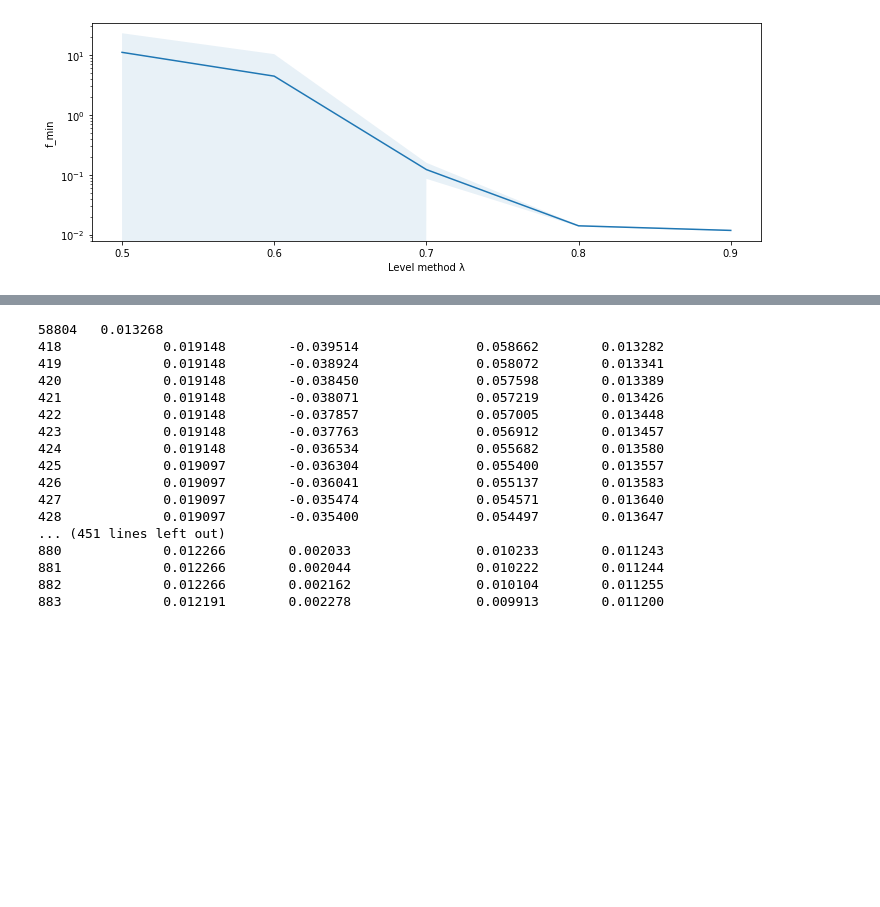
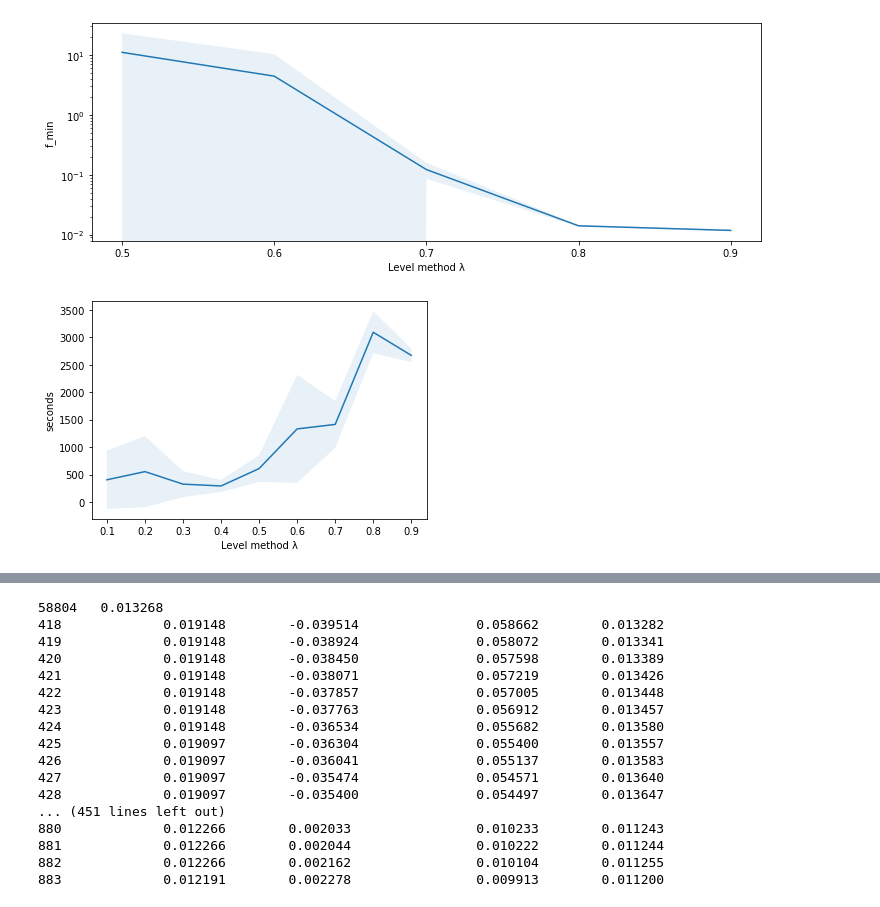
Before and after one commit to michelebersani/ComputationalMathematics, a Jupyter notebook: experiment_level.ipynb, the cells around one changed output, grey strips where cells are left out. Saved outputs shown, nothing was run; the diff lists cells and outputs as text; code cells hidden in the pictures; blank space fills up the shorter version.

Commit message:
comparison plot results

```diff
--- a/experiment_level.ipynb
+++ b/experiment_level.ipynb
@@ -218,3 +218,99 @@ for shape in shapes:
             os.mkdir(path_exps)
         df.to_csv(experiments_csv,index=False)
     print('\t Finished')
+# %%
+# Plot belli
+experiments_csv = path_exps / Path("level_grid_search.csv")
+df = pd.read_csv(experiments_csv)
+df = df.sort_values(by='lambda_')
+x = df['lambda_']
+
+y = df['seconds_m']
+y_std = df['seconds_std']
+fig, ax = plt.subplots()
+ax.plot(x,y)
+ax.fill_between(x, y-y_std,y+y_std,alpha=0.1)
+plt.xticks(x,x)
+ax.set_ylabel('seconds')
+ax.set_xlabel('Level method λ')
+fig.savefig('plots/level/seconds_square.png')
+
+y = df['f_evals_m']
+y_std = df['f_evals_std']
+fig, ax = plt.subplots()
+ax.plot(x,y)
+ax.fill_between(x, y-y_std,y+y_std,alpha=0.1)
+plt.xticks(x,x)
+ax.set_ylabel('f_evals')
+ax.set_xlabel('Level method λ')
+plt.savefig('plots/level/f_evals_square.png')
+
+y = df['final_fv_m']
+y_std = df['final_fv_std']
+fig, ax = plt.subplots()
+ax.plot(x,y)
+ax.fill_between(x, y-y_std,y+y_std,alpha=0.1)
+plt.xticks(x,x)
+ax.set_ylabel('f_min')
+ax.set_xlabel('Level method λ')
+plt.savefig('plots/level/f_min_square.png')
+
+
+y = df['final_fv_m']
+y_std = df['final_fv_std']
+fig, ax = plt.subplots()
+ax.plot(x,y)
+ax.fill_between(x, y-y_std,y+y_std,alpha=0.1)
+plt.xticks(x,x)
+plt.yscale('log',base=10)
+ax.set_ylabel('f_min')
+ax.set_xlabel('Level method λ')
+plt.savefig('plots/level/f_min_log_square.png')
+
+# Plots without failures
+df = df[df['n_failures'] == 0]
+df
+x = df['lambda_']
+y = df['seconds_m']
+y_std = df['seconds_std']
+fig, ax = plt.subplots()
+ax.plot(x,y)
+ax.fill_between(x, y-y_std,y+y_std,alpha=0.1)
+plt.xticks(x,x)
+ax.set_ylabel('seconds')
+ax.set_xlabel('Level method λ')
+fig.savefig('plots/level/seconds_nofail_square.png')
+
+y = df['f_evals_m']
+y_std = df['f_evals_std']
+fig, ax = plt.subplots()
+ax.plot(x,y)
+ax.fill_between(x, y-y_std,y+y_std,alpha=0.1)
+plt.xticks(x,x)
+ax.set_ylabel('f_evals')
+ax.set_xlabel('Level method λ')
+plt.savefig('plots/level/f_evals_nofail_square.png')
+
+y = df['final_fv_m']
+y_std = df['final_fv_std']
+fig, ax = plt.subplots()
+ax.plot(x,y)
+ax.fill_between(x, y-y_std,y+y_std,alpha=0.1)
+plt.xticks(x,x)
+ax.set_ylabel('f_min')
+ax.set_xlabel('Level method λ')
+plt.savefig('plots/level/f_min_nofail_square.png')
+
+
+y = df['final_fv_m']
+y_std = df['final_fv_std']
+fig, ax = plt.subplots()
+ax.plot(x,y)
+ax.fill_between(x, y-y_std,y+y_std,alpha=0.1)
+plt.xticks(x,x)
+plt.yscale('log',base=10)
+ax.set_ylabel('f_min')
+ax.set_xlabel('Level method λ')
+plt.savefig('plots/level/f_min_log_nofail_square.png', bbox_inches='tight')
+# %% [output]
+[figure, added]
```
Also changed, not shown: parts of 1 cell of this notebook, 26 other files.
